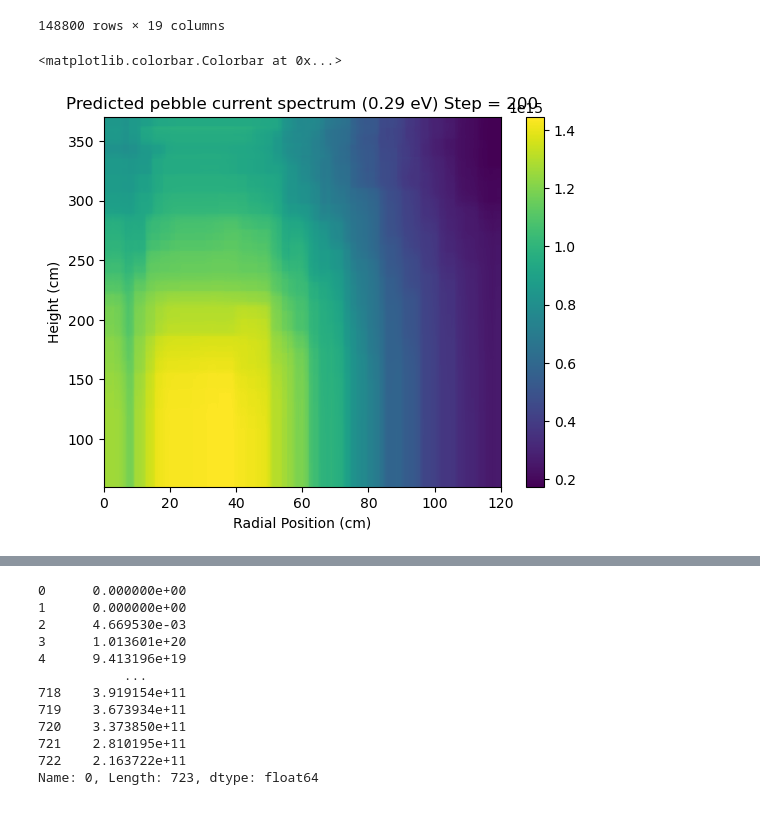
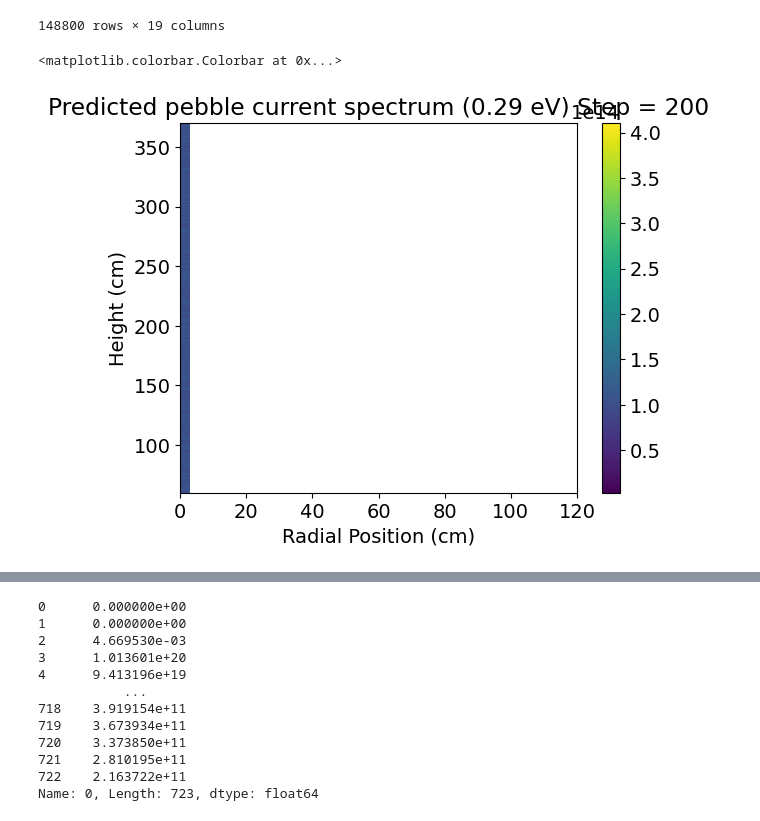
Before and after one commit to iankolaja/PEARLSim, a Jupyter notebook: create_current_model.ipynb, the cells around one changed output, grey strips where cells are left out. Saved outputs shown, nothing was run; the diff lists cells and outputs as text; code cells hidden in the pictures.

```diff
--- a/create_current_model.ipynb
+++ b/create_current_model.ipynb
@@ -146,0 +700,8 @@ target_std.to_csv("ml_models/current_rfr_target_std.csv", header=True)
+# %%
+xs_models = XSModelWrapper(model_dict,
+                          energy_group_labels,
+                          reaction_keys,
+                          xs_feature_mean,
+                          xs_feature_stdev,
+                          xs_target_mean_dict,
+                          xs_target_stdev_dict)
@@ -146,0 +720,4 @@ target_std.to_csv("ml_models/current_rfr_target_std.csv", header=True)
+# %%
+with open("ml_models/xs_models.pkl", 'wb') as f:
+    model_data = pickle.dumps(xs_models)
+    f.write(model_data)
@@ -146,0 +726,7 @@ target_std.to_csv("ml_models/current_rfr_target_std.csv", header=True)
+# %%
+with open("ml_models/current_model.pkl", 'rb') as f:
+    current_model = pickle.load(f)
+with open("ml_models/flux_model.pkl", 'rb') as f:
+    flux_model = pickle.load(f)
+with open("ml_models/xs_models.pkl", 'rb') as f:
+    xs_models = pickle.load(f)
@@ -203,13 +1611,17 @@ predicted_currents
 | 148798 | 1.775746e+14 | 3.926674e+14 | 3.742234e+14 | 1.634098e+14 | 1.530601e+13 | 4.018922e+12 | 1.392963e+13 | 1.919819e+13 | ... |
 | 148799 | 1.775746e+14 | 3.926674e+14 | 3.742234e+14 | 1.634098e+14 | 1.530601e+13 | 4.018922e+12 | 1.392963e+13 | 1.919819e+13 | ... |
 148800 rows × 19 columns
+# %%
+std_current = rfr_model.predict(training_data)
+std_current = pd.DataFrame({"current_E1": std_current})
+predicted_currents = unstandardize(std_current, target_mean, target_std)
 # %%
-plot_target = predicted_currents[2.9005e-08].to_numpy().reshape(len(plot_height), len(plot_radius))
+plot_target = predicted_currents.to_numpy()
 plt.imshow(np.rot90(plot_target,1), extent=(0,120,60,370), aspect='auto')
 plt.title(f"Predicted pebble current spectrum (0.29 eV) Step = 200")
 plt.xlabel("Radial Position (cm)")
 plt.ylabel("Height (cm)")
 plt.colorbar()
 # %% [output]
 <matplotlib.colorbar.Colorbar at 0x...>
-[figure, old version]
+[figure, new version]
```
Also changed, not shown: parts of 113 cells of this notebook, 7 other files.
